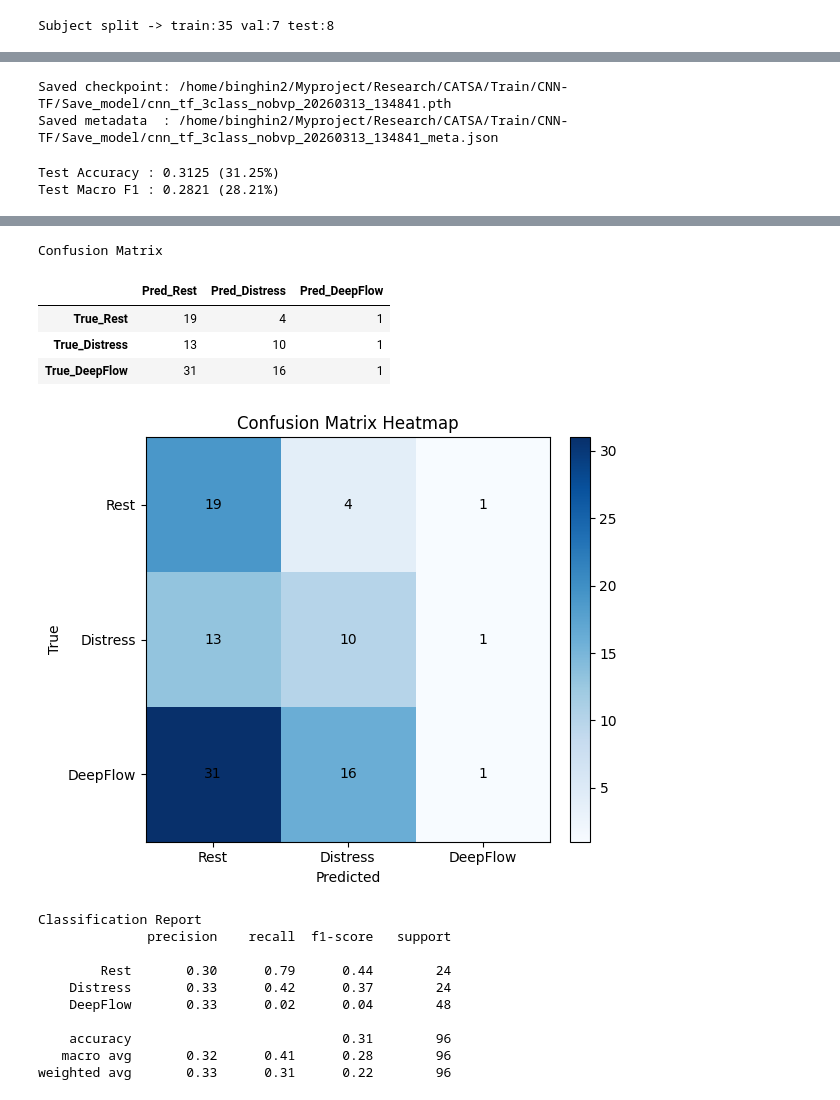
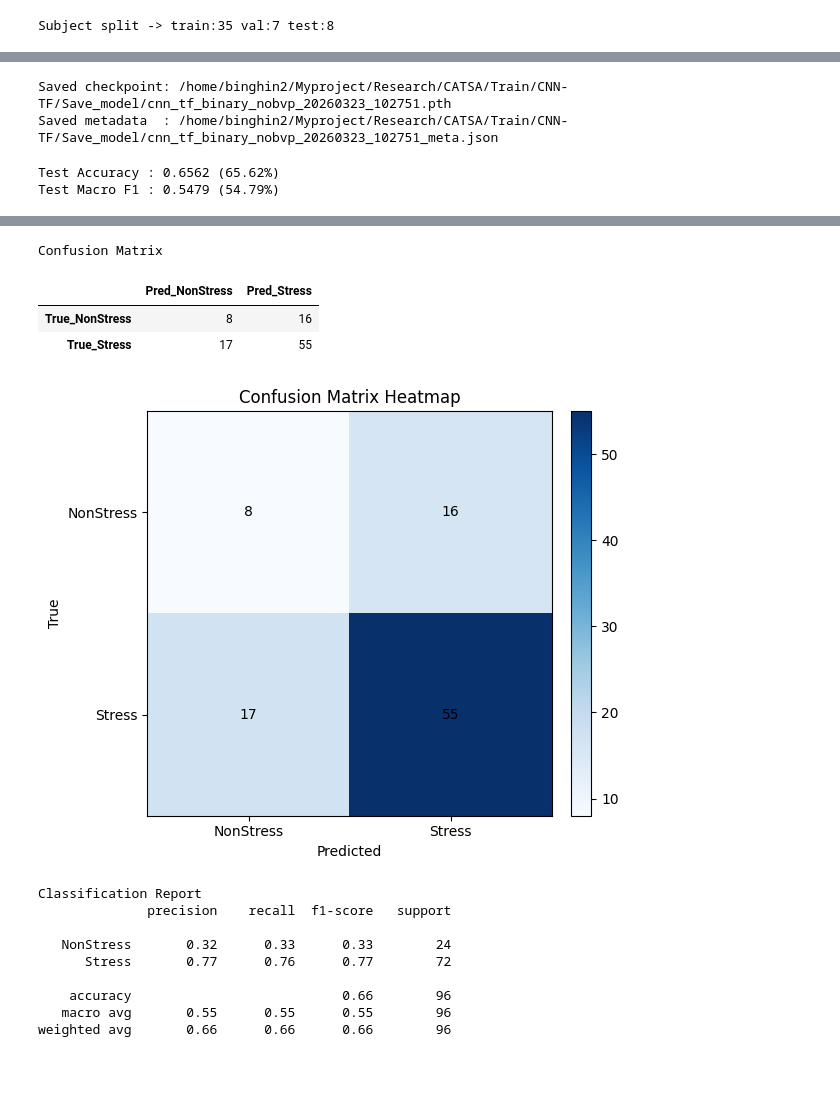
Before and after one commit to binghin2/Research, a Jupyter notebook: CATSA/Train/CNN-TF/CNN_TF.ipynb, the cells around one changed output, grey strips where cells are left out. Drawn from its saved outputs; the diff is of its cells as text; code cells hidden in the pictures; blank space fills up the shorter version.

Commit message:
at home

```diff
--- a/CATSA/Train/CNN-TF/CNN_TF.ipynb
+++ b/CATSA/Train/CNN-TF/CNN_TF.ipynb
@@ -44,20 +42,19 @@ DATASET_ROOT = Path('/home/binghin2/Myproject/Dataset/CATSA')
 
 TASK_TO_CLASS = {
     'Baseline': 0,
+    'Logic': 1,
+    'Sudoku': 1,
     'Stroop': 1,
-    'Logic': 2,
-    'Sudoku': 2,
 }
-CLASS_NAMES = ['Rest', 'Distress', 'DeepFlow']
+CLASS_NAMES = ['NonStress', 'Stress']
 
 WINDOW_SEC = 60
 STRIDE_SEC_EVAL = 60
 
 # Dynamic stride for train split (class-wise balancing)
 TRAIN_CLASS_STRIDE_SEC = {
-    0: 10,  # Rest
-    1: 5,   # Distress (oversample)
-    2: 20,  # DeepFlow (undersample)
+    0: 10,  # Non-Stress
+    1: 5,   # Stress (oversample)
 }
 
 # Native sampling rates
@@ -314,7 +311,7 @@ class MultiBranchCNNTransformer(nn.Module):
       cat -> (B, 48, 240)
       permute -> (B, 240, 48)
     """
-    def __init__(self, n_classes=3, d_model=48, nhead=8, nlayer=2, ff_dim=192, dropout=0.4):
+    def __init__(self, n_classes=2, d_model=48, nhead=8, nlayer=2, ff_dim=192, dropout=0.4):
         super().__init__()
 
         self.acc_branch = nn.Sequential(
@@ -404,7 +401,9 @@ def apply_channel_stats(windows, stats):
     return out
 
 
-def class_weights_from_windows(train_windows, n_classes=3):
+def class_weights_from_windows(train_windows, n_classes=None):
+    if n_classes is None:
+        n_classes = len(CLASS_NAMES)
     y = np.array([w['y'] for w in train_windows], dtype=np.int64)
     cnt = np.bincount(y, minlength=n_classes).astype(np.float32)
     total = cnt.sum()
@@ -489,8 +488,8 @@ def run_training():
     val_loader = DataLoader(CATSAMultiModalDataset(va_win), batch_size=BATCH_SIZE, shuffle=False, num_workers=2)
     test_loader = DataLoader(CATSAMultiModalDataset(te_win), batch_size=BATCH_SIZE, shuffle=False, num_workers=2)
 
-    model = MultiBranchCNNTransformer(n_classes=3, dropout=DROPOUT).to(DEVICE)
-    class_weights = class_weights_from_windows(tr_win, n_classes=3).to(DEVICE)
+    model = MultiBranchCNNTransformer(n_classes=len(CLASS_NAMES), dropout=DROPOUT).to(DEVICE)
+    class_weights = class_weights_from_windows(tr_win, n_classes=len(CLASS_NAMES)).to(DEVICE)
     criterion = FocalLoss(alpha=class_weights, gamma=FOCAL_GAMMA)
     optimizer = torch.optim.AdamW(model.parameters(), lr=LR, weight_decay=WEIGHT_DECAY)
     scheduler = torch.optim.lr_scheduler.CosineAnnealingLR(optimizer, T_max=EPOCHS)
@@ -566,7 +565,8 @@ def run_training():
     print('\nClassification Report (Test)')
     print(classification_report(te_true, te_pred, target_names=CLASS_NAMES, zero_division=0))
 
-    cm = confusion_matrix(te_true, te_pred, labels=[0, 1, 2])
+    labels = list(range(len(CLASS_NAMES)))
+    cm = confusion_matrix(te_true, te_pred, labels=labels)
     cm_df = pd.DataFrame(cm, index=[f'True_{c}' for c in CLASS_NAMES], columns=[f'Pred_{c}' for c in CLASS_NAMES])
     print('Confusion Matrix (Test)')
     display(cm_df)
@@ -612,8 +611,8 @@ save_dir = Path('/home/binghin2/Myproject/Research/CATSA/Train/CNN-TF/Save_model
 save_dir.mkdir(parents=True, exist_ok=True)
 
 ts = datetime.now().strftime('%Y%m%d_%H%M%S')
-ckpt_path = save_dir / f'cnn_tf_3class_nobvp_{ts}.pth'
-meta_path = save_dir / f'cnn_tf_3class_nobvp_{ts}_meta.json'
+ckpt_path = save_dir / f'cnn_tf_binary_nobvp_{ts}.pth'
+meta_path = save_dir / f'cnn_tf_binary_nobvp_{ts}_meta.json'
 
 checkpoint = {
     'model_state_dict': model.state_dict(),
@@ -669,8 +668,8 @@ with open(meta_path, 'w', encoding='utf-8') as f:
 print('Saved checkpoint:', ckpt_path)
 print('Saved metadata  :', meta_path)
 # %% [output]
-Saved checkpoint: /home/binghin2/Myproject/Research/CATSA/Train/CNN-TF/Save_model/cnn_tf_3class_nobvp_20260313_134841.pth
-Saved metadata  : /home/binghin2/Myproject/Research/CATSA/Train/CNN-TF/Save_model/cnn_tf_3class_nobvp_20260313_134841_meta.json
+Saved checkpoint: /home/binghin2/Myproject/Research/CATSA/Train/CNN-TF/Save_model/cnn_tf_binary_nobvp_20260323_102751.pth
+Saved metadata  : /home/binghin2/Myproject/Research/CATSA/Train/CNN-TF/Save_model/cnn_tf_binary_nobvp_20260323_102751_meta.json
 # %%
 # Evaluation summary on test split: Accuracy, Macro F1, Confusion Matrix + Bar Plot
 import matplotlib.pyplot as plt
@@ -727,7 +726,8 @@ plt.tight_layout()
 plt.show()
 
 # 5) Confusion Matrix (table + heatmap)
-cm = confusion_matrix(y_true, y_pred, labels=[0, 1, 2])
+labels = list(range(len(CLASS_NAMES)))
+cm = confusion_matrix(y_true, y_pred, labels=labels)
 cm_df = pd.DataFrame(cm, index=[f"True_{c}" for c in CLASS_NAMES], columns=[f"Pred_{c}" for c in CLASS_NAMES])
 
 print("\nConfusion Matrix")
@@ -754,5 +754,5 @@ plt.show()
 print("\nClassification Report")
 print(classification_report(y_true, y_pred, target_names=CLASS_NAMES, zero_division=0))
 # %% [output]
-Test Accuracy : 0.3125 (31.25%)
-Test Macro F1 : 0.2821 (28.21%)
+Test Accuracy : 0.6562 (65.62%)
+Test Macro F1 : 0.5479 (54.79%)
@@ -760,16 +760,14 @@ Test Macro F1 : 0.2821 (28.21%)
 Confusion Matrix
-|  | Pred_Rest | Pred_Distress | Pred_DeepFlow |
-| True_Rest | 19 | 4 | 1 |
-| True_Distress | 13 | 10 | 1 |
-| True_DeepFlow | 31 | 16 | 1 |
+|  | Pred_NonStress | Pred_Stress |
+| True_NonStress | 8 | 16 |
+| True_Stress | 17 | 55 |
-[figure, old version]
+[figure, new version]
 Classification Report
               precision    recall  f1-score   support
 
-        Rest       0.30      0.79      0.44        24
-    Distress       0.33      0.42      0.37        24
-    DeepFlow       0.33      0.02      0.04        48
+   NonStress       0.32      0.33      0.33        24
+      Stress       0.77      0.76      0.77        72
 
-    accuracy                           0.31        96
-   macro avg       0.32      0.41      0.28        96
-weighted avg       0.33      0.31      0.22        96
+    accuracy                           0.66        96
+   macro avg       0.55      0.55      0.55        96
+weighted avg       0.66      0.66      0.66        96
```
Also changed, not shown: parts of 5 cells of this notebook, 19 other files.
